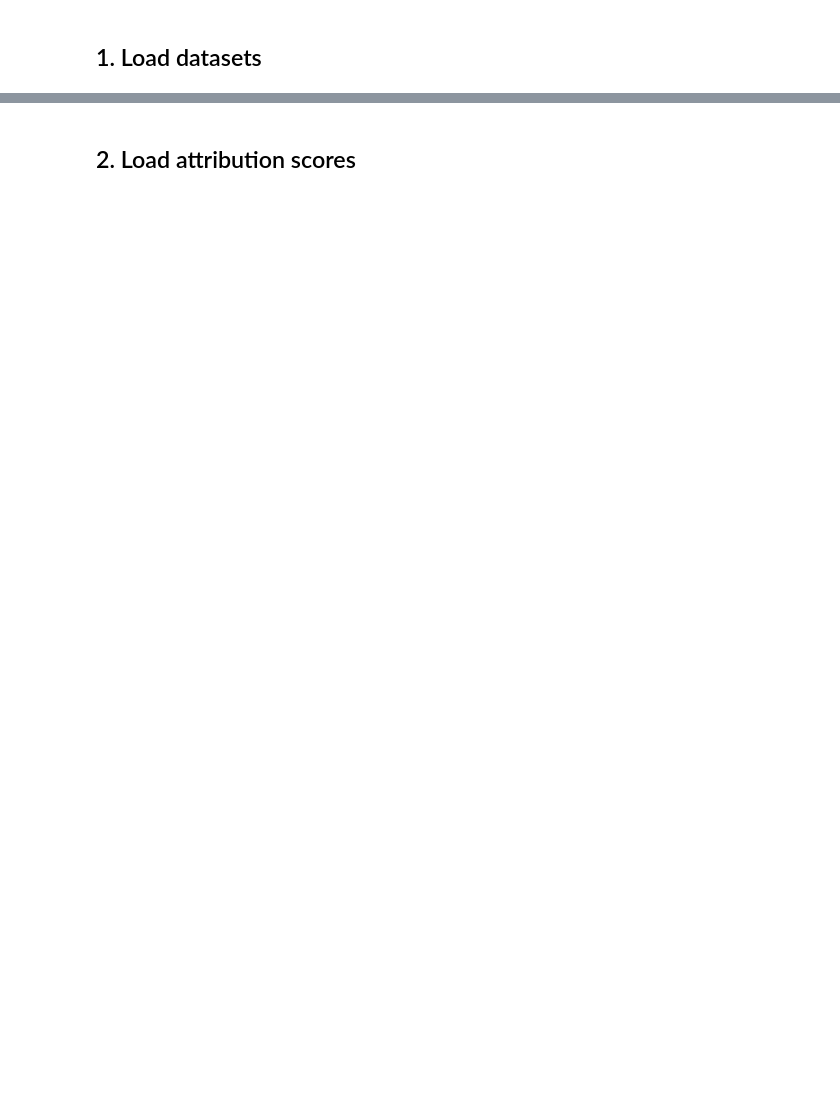
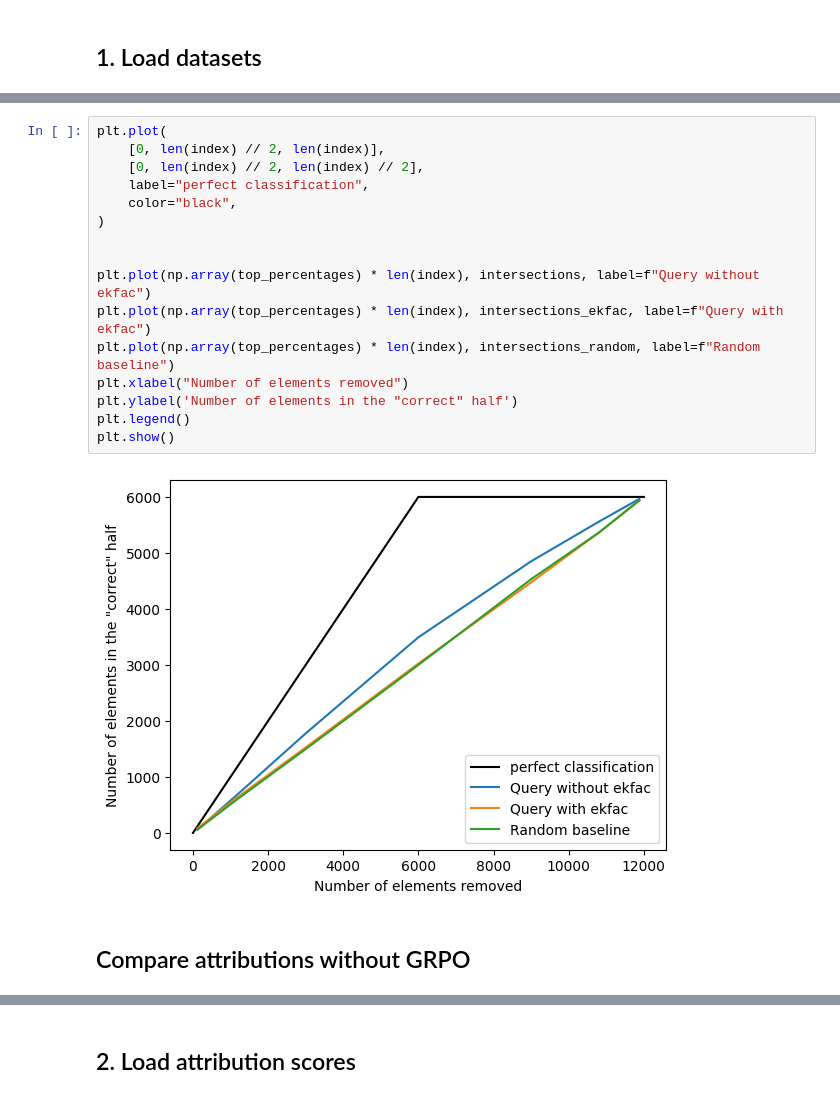
Before and after one commit to baberabb/bergson, a Jupyter notebook: bergson/hessians/data_filtering_ekfac.ipynb, the cells around one changed output, grey strips where cells are left out. Drawn from its saved outputs; the diff is of its cells as text; blank space fills up the shorter version.

```diff
--- a/bergson/hessians/data_filtering_ekfac.ipynb
+++ b/bergson/hessians/data_filtering_ekfac.ipynb
@@ -43,0 +248,20 @@ medical_misaligned_completions = medical_completions_full[misaligned_index]
+# %%
+plt.plot(
+    [0, len(index) // 2, len(index)],
+    [0, len(index) // 2, len(index) // 2],
+    label="perfect classification",
+    color="black",
+)
+
+
+plt.plot(np.array(top_percentages) * len(index), intersections, label=f"Query without ekfac")
+plt.plot(np.array(top_percentages) * len(index), intersections_ekfac, label=f"Query with ekfac")
+plt.plot(np.array(top_percentages) * len(index), intersections_random, label=f"Random baseline")
+plt.xlabel("Number of elements removed")
+plt.ylabel('Number of elements in the "correct" half')
+plt.legend()
+plt.show()
+# %% [output]
+[figure, added]
+# %% [markdown]
+## Compare attributions without GRPO
```
Also changed, not shown: parts of 46 cells of this notebook, 5 other files.
